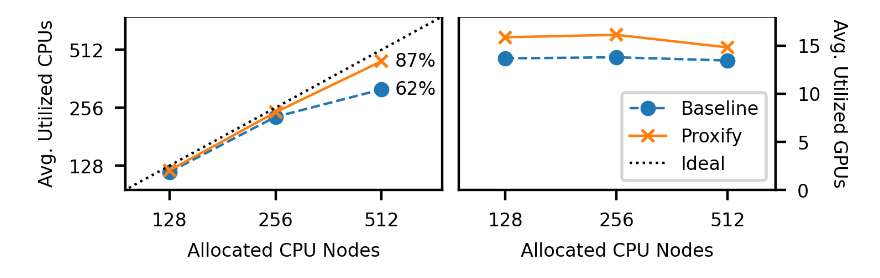
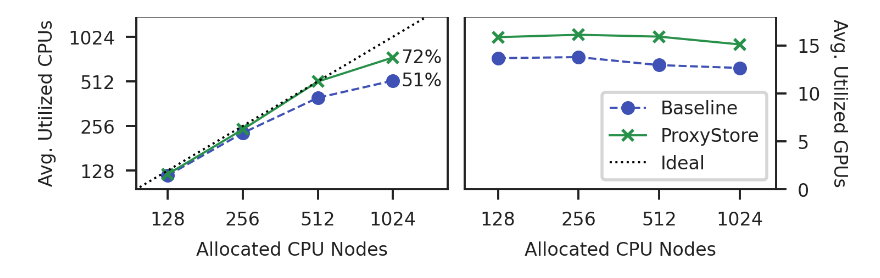
Before and after one commit to proxystore/sc23-evaluation, a Jupyter notebook: 7-molecular-design.ipynb, the cells around one changed output. Saved outputs shown, nothing was run; the diff lists cells and outputs as text; code cells hidden in the pictures.

Commit message:
Update colormaps and matplotlibrc

```diff
--- a/7-molecular-design.ipynb
+++ b/7-molecular-design.ipynb
@@ -11,38 +11,31 @@ import matplotlib.ticker as mticker
 import matplotlib.markers as markers
 import pandas
 import numpy
-import seaborn
 
 from matplotlib.ticker import ScalarFormatter
-
-# to change default colormap
-plt.rcParams["image.cmap"] = "tab10"
-# to change default color cycle
-plt.rcParams['axes.prop_cycle'] = plt.cycler(color=plt.cm.tab10.colors)
 # %%
-PROXYSTORE = 'Proxify'
+PROXYSTORE = 'ProxyStore'
 
 NODES = [8, 128, 256, 512, 1024]
 DATA = {
     'Baseline': {
-        'CPU': [0.8646902807438533, 0.9269573068818762, 0.8966170705131524, 0.6218489915664105, 0.37615390430619705],
-        'GPU': [0.6796688040980168, 0.6830119733745553, 0.6885930245770308, 0.6718035129672266, 0.6711664536459054],
+        'CPU': [0.8646902807438533, 0.9269573068818762, 0.8966170705131524, 0.7744384621092077, 0.5054420692137886],
+        'GPU': [0.6796688040980168, 0.6830119733745553, 0.6885930245770308, 0.6468972488583706, 0.6319716190305118],
     },
     PROXYSTORE: {
-        'CPU': [0.9037363629501167, 0.9452118492686217, 0.9469055766535985, 0.8713959708739601, 0.44735455314792083],
-        'GPU': [0.7997412334690767, 0.7926567447094113, 0.8052310308176625, 0.7398836099119497, 0.7013267885288375],
+        'CPU': [0.9037363629501167, 0.9452118492686217, 0.9469055766535985, 0.9966119531980637, 0.724352640451033],
+        'GPU': [0.7997412334690767, 0.7926567447094113, 0.8052310308176625, 0.7954557628130213, 0.7549243745886568],
     }
 }
 
 if True:
-    NODES = NODES[1:-1]
+    NODES = NODES[1:]
     for config, tasks in DATA.items():
         for system, utils in tasks.items():
-            DATA[config][system] = utils[1:-1]
+            DATA[config][system] = utils[1:]
 # %%
 MARKERS = ('o', 'x')
 LINES = ('--', '-')
-cmap = plt.get_cmap()
 
 fig, axs = plt.subplots(1, 2)
 
@@ -61,7 +54,6 @@ for i, (config, tasks) in enumerate(DATA.items()):
             y,
             linestyle=LINES[i],
             marker=MARKERS[i],
-            # color=cmap(j),
             label=config,
         )
 
@@ -78,8 +70,8 @@ for axis in [axs[0].xaxis, axs[0].yaxis]:
 axs[0].plot((0, 2048), (0, 2048), color='black', linestyle = ':', label='Ideal')
 # axs[0].set_xlim([5, 740])
 # axs[0].set_ylim([5, 740])
-axs[0].set_xlim([96, 760])
-axs[0].set_ylim([96, 760])
+axs[0].set_xlim([96, 1700])
+axs[0].set_ylim([96, 1400])
 
 
 axs[1].set_ylabel('Avg. Utilized GPUs', rotation=270, labelpad=9)
@@ -87,39 +79,37 @@ axs[1].set_ylabel('Avg. Utilized GPUs', rotation=270, labelpad=9)
 axs[1].set_yticks([0, 5, 10, 15])
 axs[1].set_xscale('log', base=2)
 axs[1].set_ylim([0, 18])
-axs[1].set_xlim([96, 690])
+axs[1].set_xlim([96, 1400])
 axs[1].yaxis.tick_right()
 axs[1].yaxis.set_label_position("right")
 for axis in [axs[1].xaxis, axs[1].yaxis]:
     axis.set_major_formatter(ScalarFormatter())
 
 x1, y1 = NODES[-1], DATA[PROXYSTORE]['CPU'][-1]
 x2, y2 = NODES[-1], DATA['Baseline']['CPU'][-1]
 axs[0].annotate(
     f'{y1 * 100:.0f}%',
     xy=(490, 480),
-    xytext=(x1*1.25, x1*y1),
-    # arrowprops=dict(facecolor='black', arrowstyle="-|>",mutation_scale=5),
+    xytext=(x1*1.3, x1*y1),
     fontsize=6,
     va="center",
     ha="center"
 )
 axs[0].annotate(
     f'{y2 * 100:.0f}%',
     xy=(512, 290),
-    xytext=(x2*1.25, x2*y2),
-    # arrowprops=dict(facecolor='black', arrowstyle="-|>",mutation_scale=5),
+    xytext=(x2*1.3, x2*y2),
     fontsize=6,
     va="center",
     ha="center"
 )
 
 handles, labels = axs[0].get_legend_handles_labels()
 axs[1].legend(handles, labels, loc='lower right')
 
 fig.tight_layout(w_pad=1)
 
 fig.set_size_inches(3.5, 0.9)
 plt.savefig('figures/moldesign-scaling.pdf', pad_inches=0.05)
 # %% [output]
-[figure, old version]
+[figure, new version]
```
Also changed, not shown: 15 other files.
